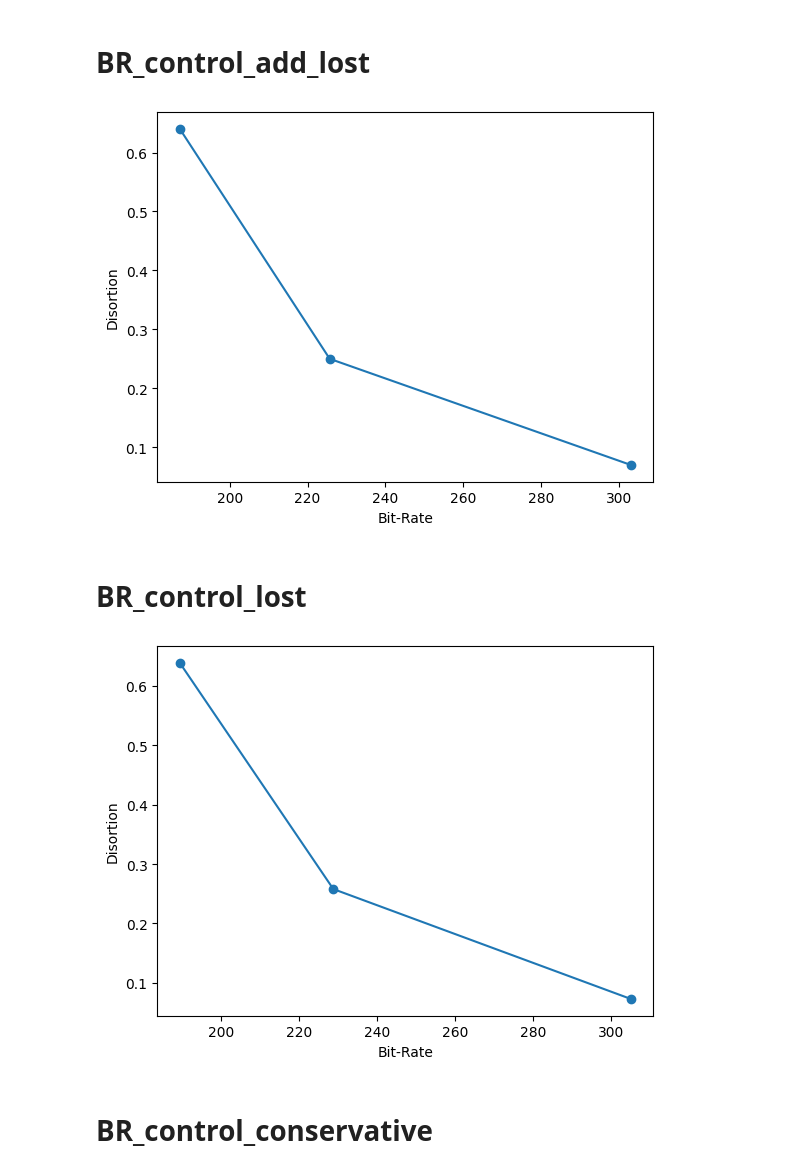
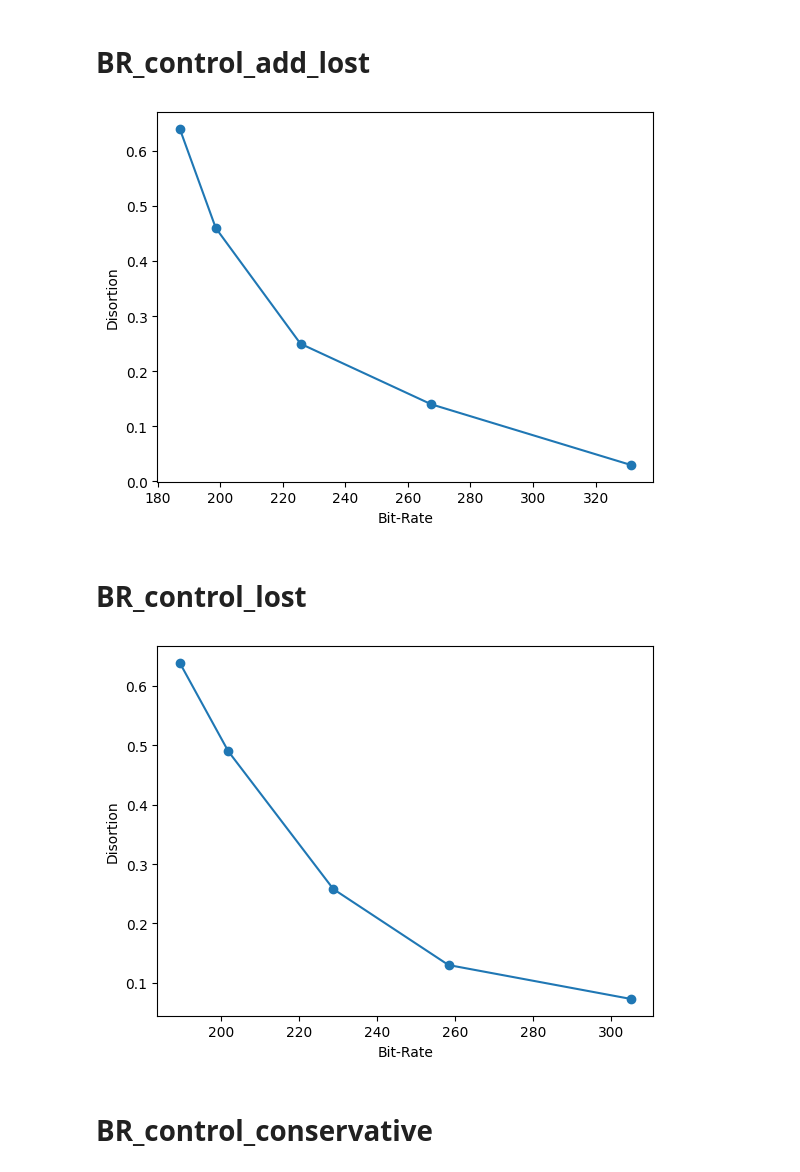
Before and after one commit to EdvinasPet/Multimedia, a Jupyter notebook: Presentation Milestone 4..ipynb, the cells around one changed output. Drawn from its saved outputs; the diff is of its cells as text; code cells hidden in the pictures.

```diff
--- a/Presentation Milestone 4..ipynb
+++ b/Presentation Milestone 4..ipynb
@@ -72,28 +88,28 @@ plt.show()
 # BR_control_add_lost
 # %%
 import matplotlib.pyplot as plt
-x=[187.13,225.69,303.13]
-y=[0.64,0.25,0.07]
+x=[187.13,198.62,225.69,267.5,331.2]
+y=[0.64,0.46,0.25,0.14,0.03]
 plt.plot(x,y)
 plt.scatter(x,y)
 plt.xlabel("Bit-Rate")
 plt.ylabel("Disortion")
 plt.show()
 # %% [output]
-[figure, old version]
+[figure, new version]
 # %% [markdown]
 # BR_control_lost
 # %%
 import matplotlib.pyplot as plt
-x=[189.3,228.73,305.13]
-y=[0.639,0.258,0.0729]
+x=[189.3,201.76,228.73,258.32,305.13]
+y=[0.639,0.49,0.258,0.13,0.0729]
 plt.plot(x,y)
 plt.scatter(x,y)
 plt.xlabel("Bit-Rate")
 plt.ylabel("Disortion")
 plt.show()
 # %% [output]
-[figure, old version]
+[figure, new version]
 # %% [markdown]
 # BR_control_conservative
 # %%
```
Also changed, not shown: parts of 19 cells of this notebook.
